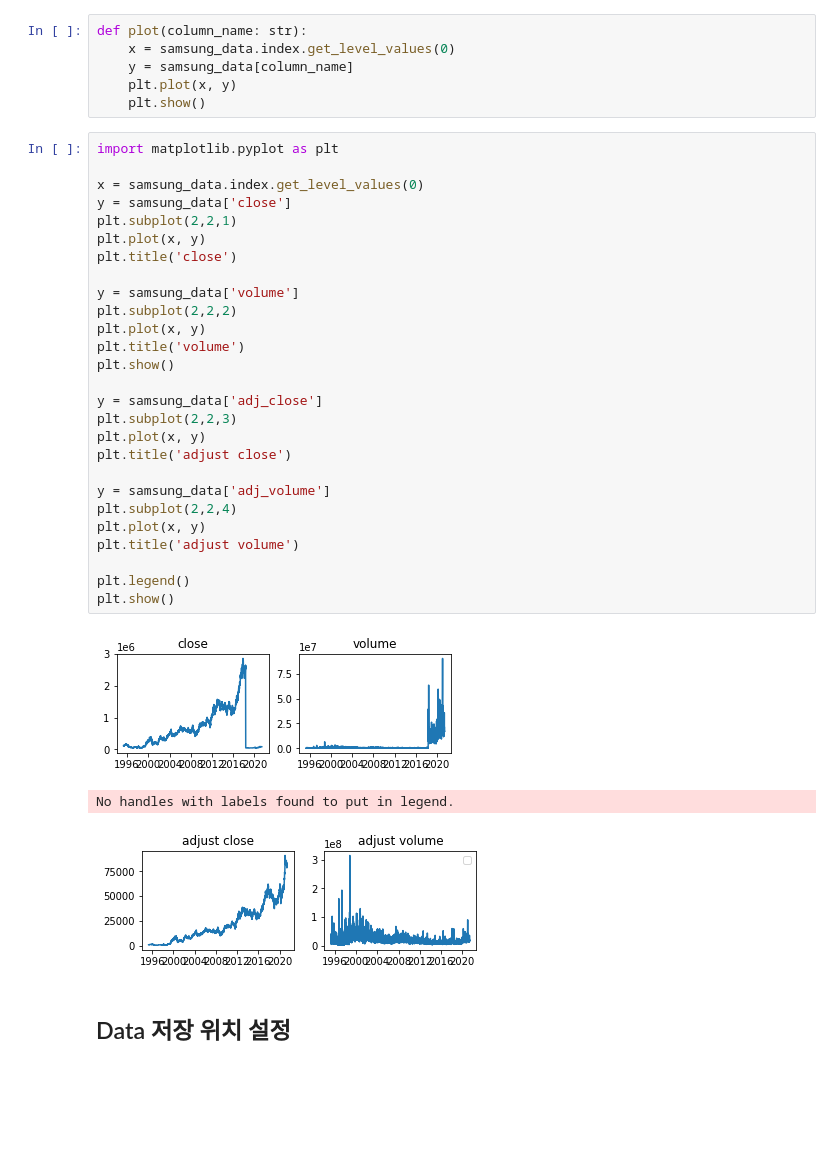
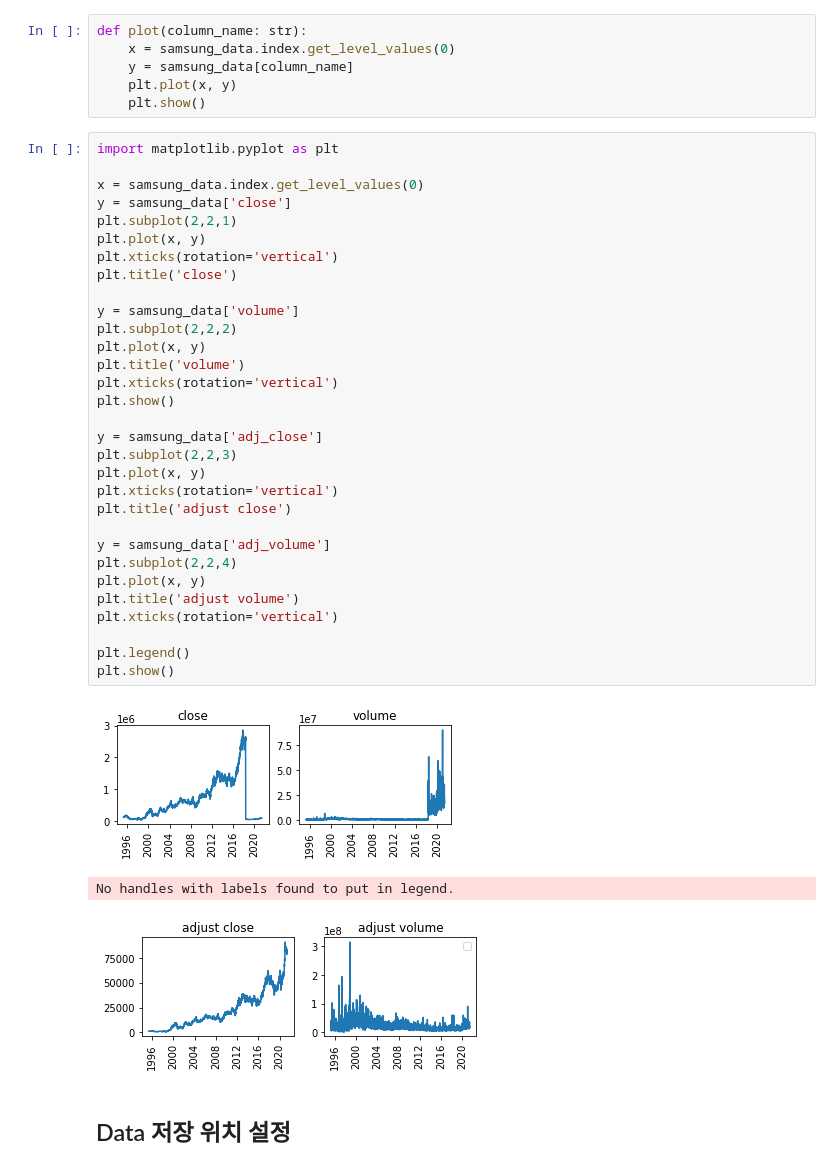
Before and after one commit to Hertz-and-Alpha/machine-learning-for-trading-korea-stock, a Jupyter notebook: data/create_datasets.ipynb, the cells around one changed output. Cells and saved outputs as stored; diff of their text form; blank space fills up the shorter version.

```diff
--- a/data/create_datasets.ipynb
+++ b/data/create_datasets.ipynb
@@ -409,34 +393,38 @@ def plot(column_name: str):
 # %%
 import matplotlib.pyplot as plt
 
 x = samsung_data.index.get_level_values(0)
 y = samsung_data['close']
 plt.subplot(2,2,1)
 plt.plot(x, y)
+plt.xticks(rotation='vertical')
 plt.title('close')
 
 y = samsung_data['volume']
 plt.subplot(2,2,2)
 plt.plot(x, y)
 plt.title('volume')
+plt.xticks(rotation='vertical')
 plt.show()
 
 y = samsung_data['adj_close']
 plt.subplot(2,2,3)
 plt.plot(x, y)
+plt.xticks(rotation='vertical')
 plt.title('adjust close')
 
 y = samsung_data['adj_volume']
 plt.subplot(2,2,4)
 plt.plot(x, y)
 plt.title('adjust volume')
+plt.xticks(rotation='vertical')
 
 plt.legend()
 plt.show()
 # %% [output]
-[figure, old version]
+[figure, new version]
 No handles with labels found to put in legend.
-[figure, old version]
+[figure, new version]
 # %% [markdown]
 ## Data 저장 위치 설정
 # %%
```
Also changed, not shown: parts of 29 cells of this notebook.
